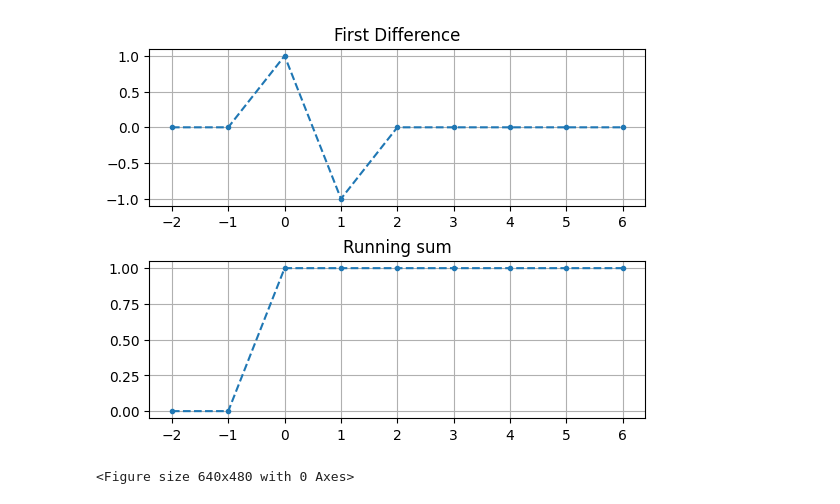
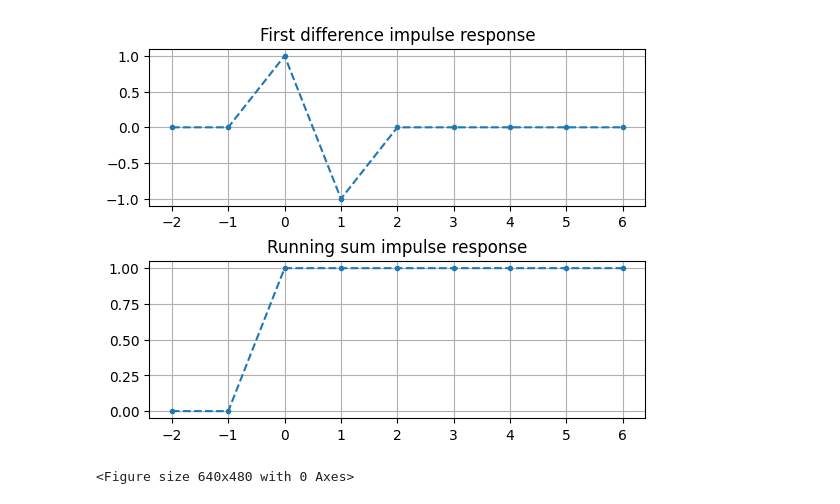
Before and after one commit to EddieCarrera/PyDSP, a Jupyter notebook: Ch7_Properties_of_Convolution.ipynb, the cells around one changed output. Cells and saved outputs as stored; diff of their text form; code cells hidden in the pictures.

```diff
--- a/Ch7_Properties_of_Convolution.ipynb
+++ b/Ch7_Properties_of_Convolution.ipynb
@@ -33,20 +37,21 @@ $$y[n]=x[n]+y[n-1]$$
 # %%
 import numpy as np
 import matplotlib.pyplot as plt
+from scipy import signal
 
 first_diff_impulse = np.array([0,0,1,-1,0,0,0,0,0])
 running_sum_impulse = np.array([0,0,1,1,1,1,1,1,1])
 
 fig, ax = plt.subplots(2)
 plt.subplots_adjust(hspace = 0.35)
 plt.figure()
 ax[0].grid(True)
-ax[0].title.set_text("First Difference")
+ax[0].title.set_text("First difference impulse response")
 ax[0].plot(np.arange(-2,7), first_diff_impulse, ".--")
 ax[1].grid(True)
-ax[1].title.set_text("Running sum")
+ax[1].title.set_text("Running sum impulse response")
 ax[1].plot(np.arange(-2,7), running_sum_impulse, ".--")
 plt.show()
 # %% [output]
-[figure, old version]
+[figure, new version]
 <Figure size 640x480 with 0 Axes>
```
Also changed, not shown: parts of 4 cells of this notebook.
